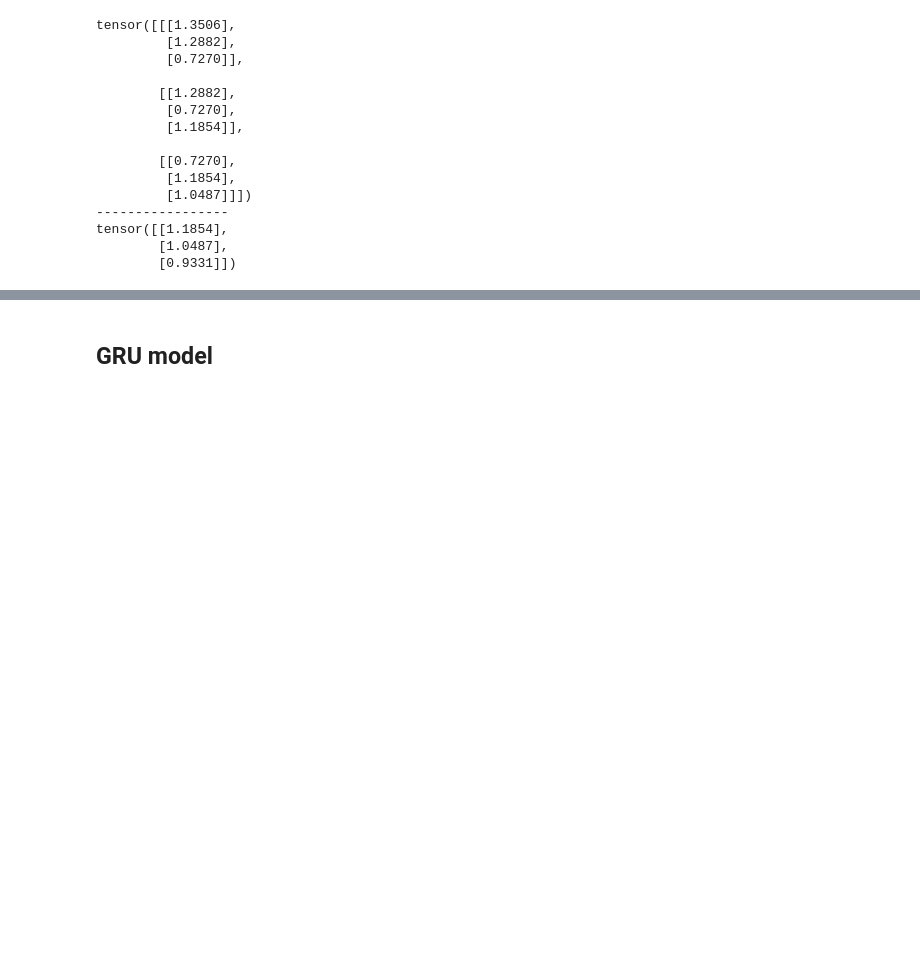
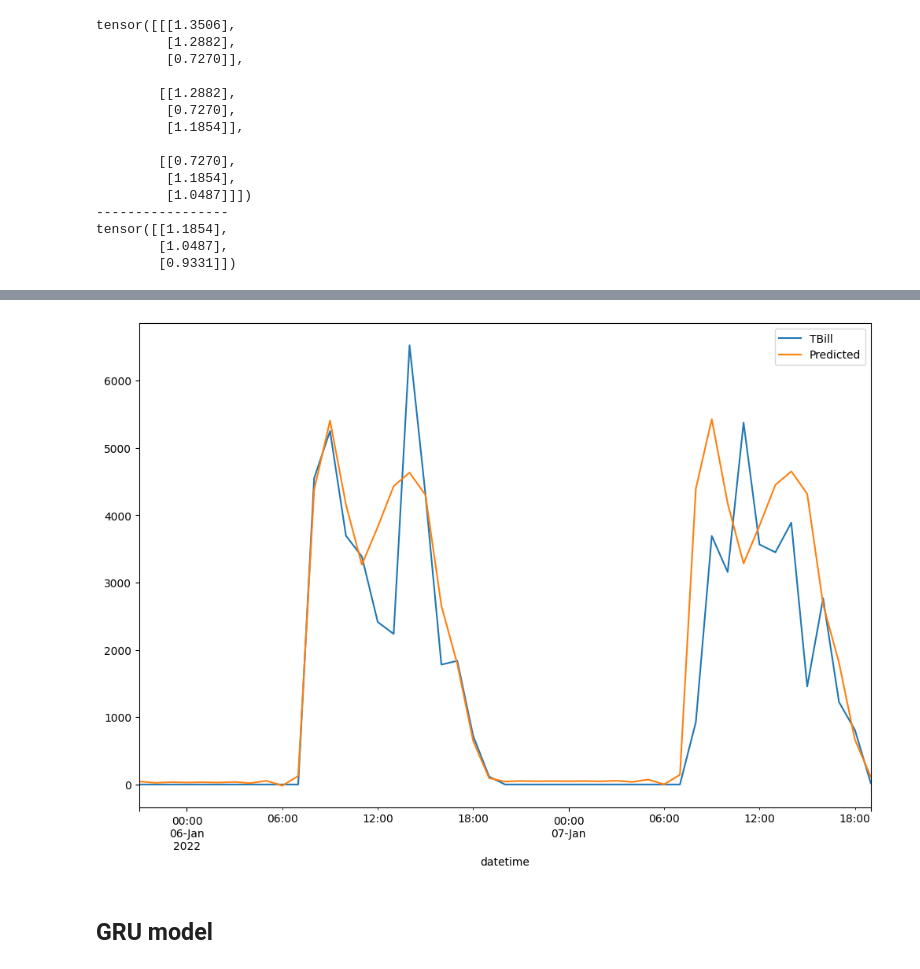
Before and after one commit to tayyibgondal/Parking_Management_using_Predictive_Learning, a Jupyter notebook: 3. Revenue Prediction using ML Code/Revision/Comparison.ipynb, the cells around one changed output, grey strips where cells are left out. Saved outputs shown, nothing was run; the diff lists cells and outputs as text; code cells hidden in the pictures; blank space fills up the shorter version.

```diff
--- a/3. Revenue Prediction using ML Code/Revision/Comparison.ipynb
+++ b/3. Revenue Prediction using ML Code/Revision/Comparison.ipynb
@@ -172,3 +221,14 @@ tensor([[1.1854],
+# %%
+# getting evaluation on test set
+predicted_ts = sarima_model.predict(df_test.index[0], df_test.index[-1])
+
+# visualizing accuracy of the model on training data
+df_test.plot(figsize=(12,8), label='Actual')
+predicted_ts.plot(figsize=(12,8), label='Predicted')
+plt.legend()
+plt.show()
+# %% [output]
+[figure, added]
 # %% [markdown]
 ## GRU model
 # %%
```
Also changed, not shown: parts of 14 cells of this notebook, 2 other files.
